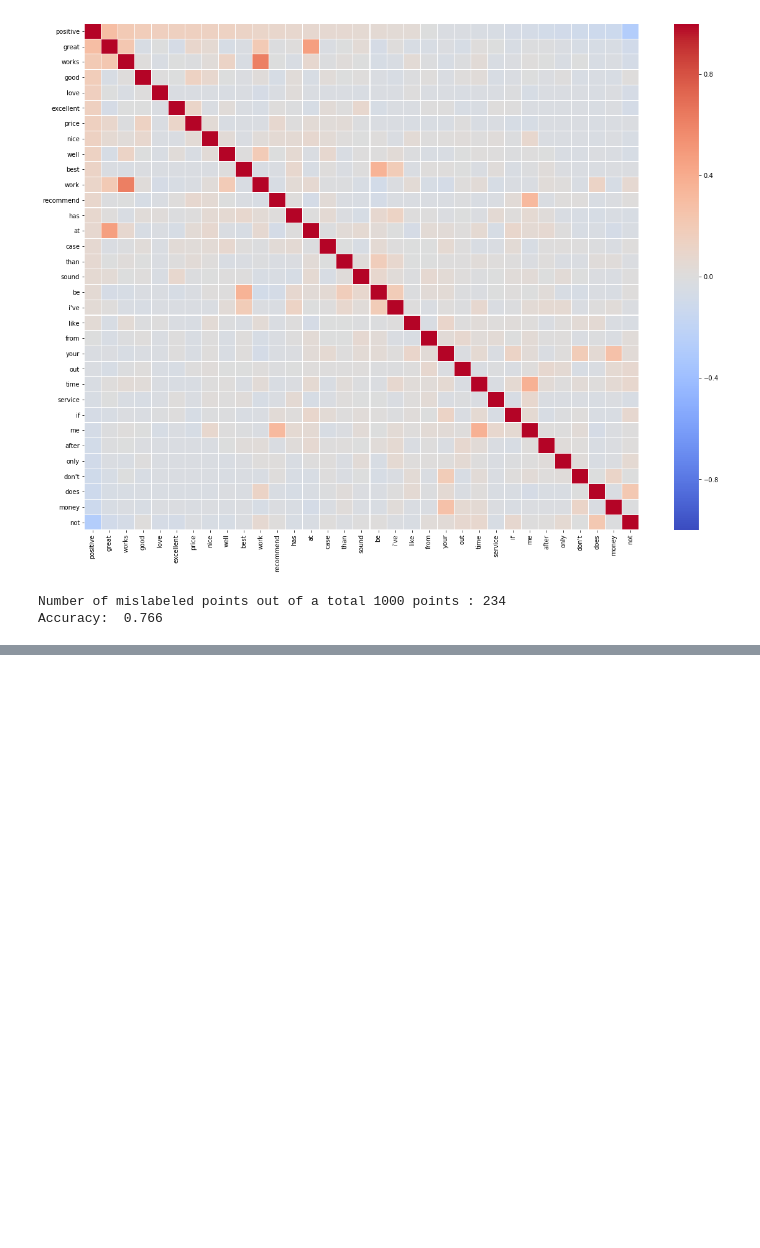
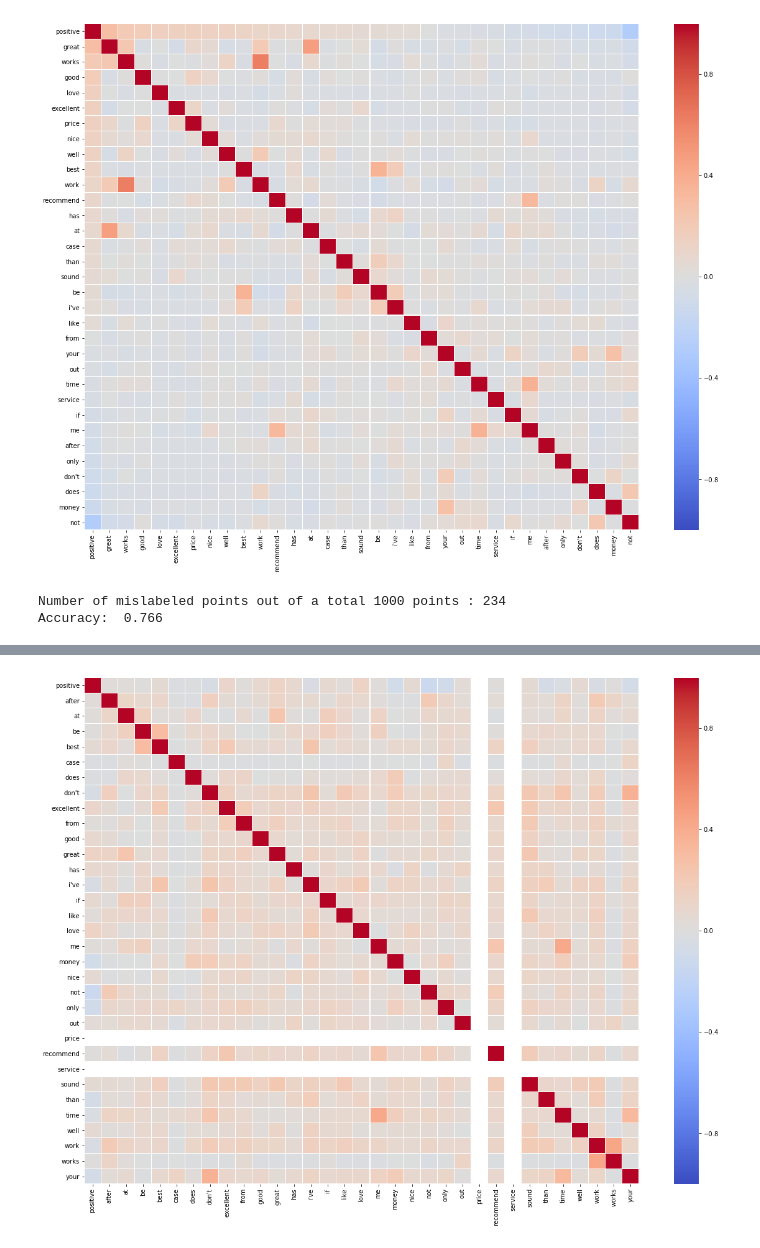
Before and after one commit to LegendaryKim/Thinkful_DSBootCamp, a Jupyter notebook: Challenge_2_2_7_Feedback_analysis.ipynb, the cells around one changed output, grey strips where cells are left out. Drawn from its saved outputs; the diff is of its cells as text; code cells hidden in the pictures; blank space fills up the shorter version.

Commit message:
Add IMDb & Yelp comments

```diff
--- a/Challenge_2_2_7_Feedback_analysis.ipynb
+++ b/Challenge_2_2_7_Feedback_analysis.ipynb
@@ -275,0 +280,4 @@ Accuracy:  0.766
+# %%
+data_path = './data/sentiment labelled sentences/imdb_labelled.txt'
+df_orig = pd.read_csv(data_path, delimiter='\t', header=None)
+df_orig.columns = ['text','positive']
@@ -275,0 +304,11 @@ Accuracy:  0.766
+# %%
+df = df_orig.copy()
+# %%
+for key in keywords_new:
+    df[str(key)] = df.text.str.contains(str(key), case=False)
+# %%
+plt.subplots(figsize=(20,15))
+sns.heatmap(df.corr(), cmap='coolwarm',  vmin = -1.0, vmax = 1.0, linewidths = 0.1)
+plt.show()
+# %% [output]
+[figure, added]
```
Also changed, not shown: parts of 17 cells of this notebook.
